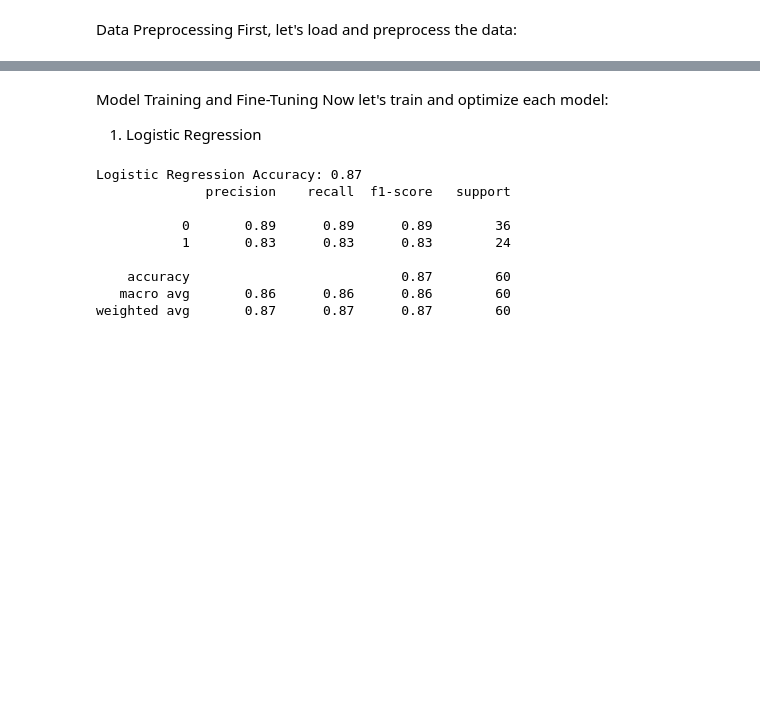
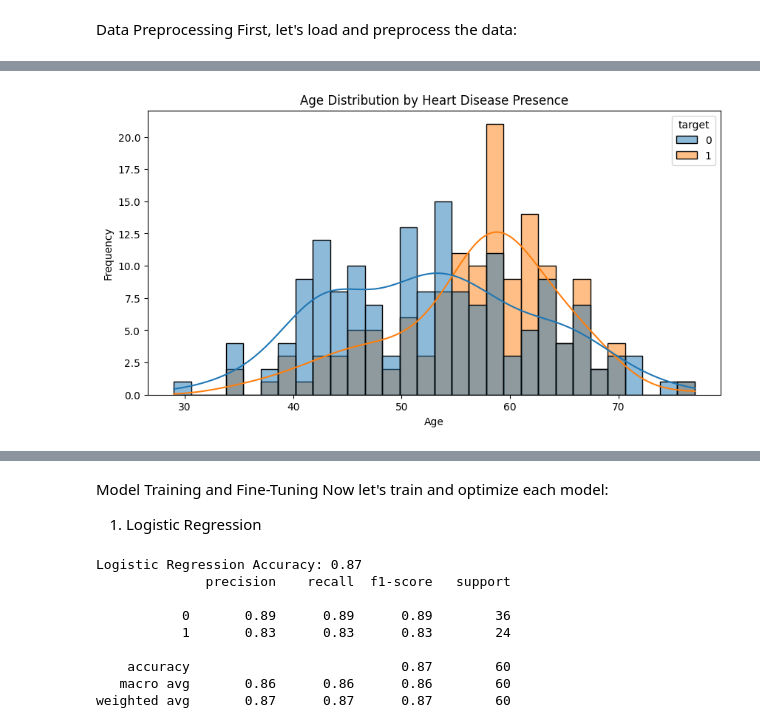
Before and after one commit to yinvestor/Health-AI, a Jupyter notebook: finalYearProject/project-models/model_training/trained.ipynb, the cells around one changed output, grey strips where cells are left out. Drawn from its saved outputs; the diff is of its cells as text; code cells hidden in the pictures; blank space fills up the shorter version.

```diff
--- a/finalYearProject/project-models/model_training/trained.ipynb
+++ b/finalYearProject/project-models/model_training/trained.ipynb
@@ -56,0 +106,9 @@ dtype: int64
+# %%
+plt.figure(figsize=(10,5))
+sns.histplot(data=df, x="age", hue="target", kde=True, bins=30)
+plt.title("Age Distribution by Heart Disease Presence")
+plt.xlabel("Age")
+plt.ylabel("Frequency")
+plt.show()
+# %% [output]
+[figure, added]
```
Also changed, not shown: parts of 15 cells of this notebook, 3 other files.
